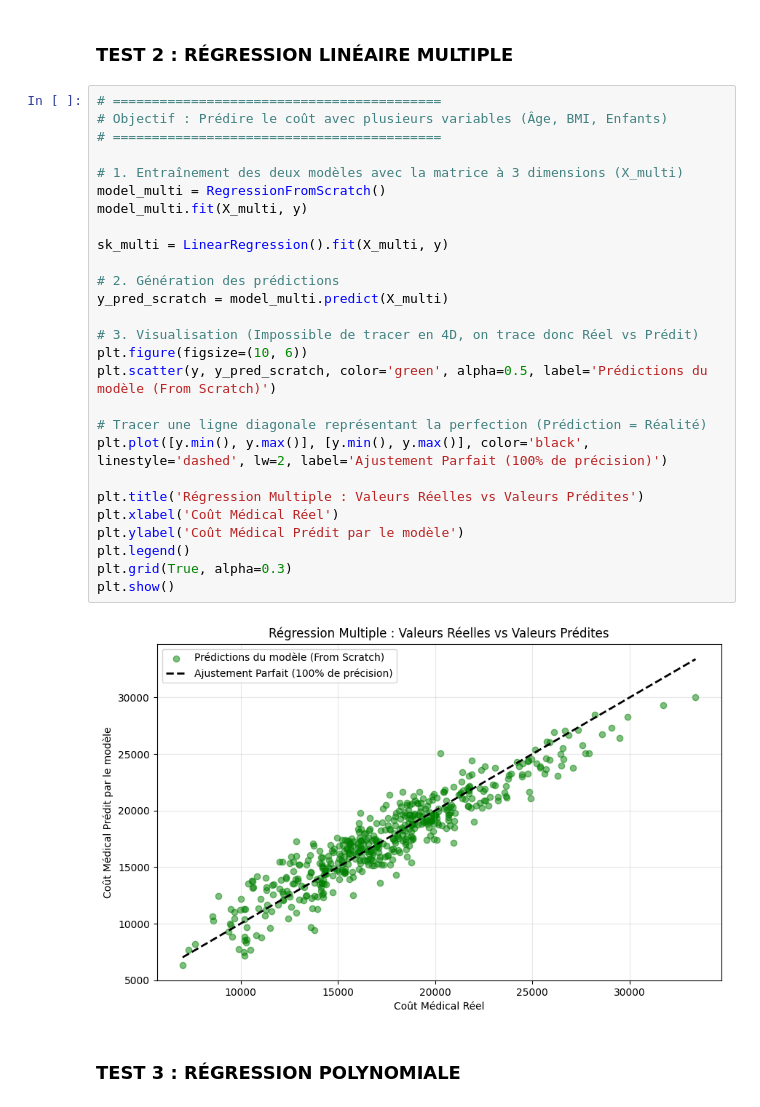
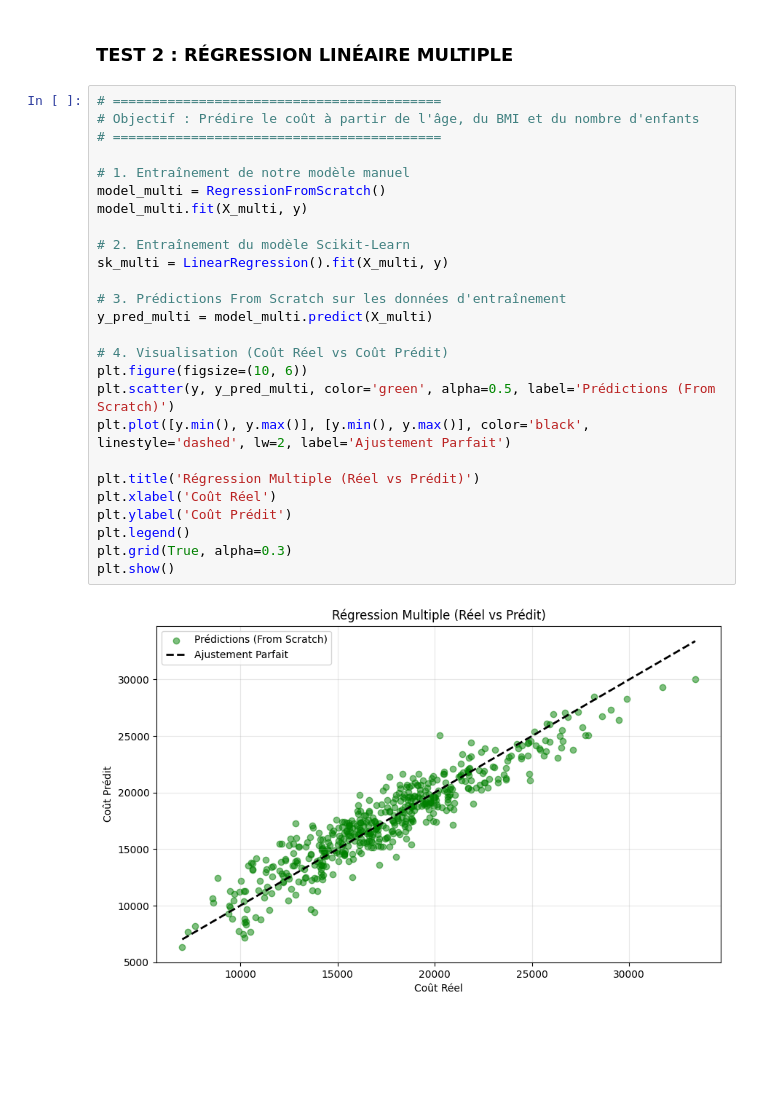
Before and after one commit to MasterGLCC/machine-learning-PunchArm255, a Jupyter notebook: regression_mnassiri.ipynb, the cells around one changed output. Cells and saved outputs as stored; diff of their text form; blank space fills up the shorter version.

```diff
--- a/regression_mnassiri.ipynb
+++ b/regression_mnassiri.ipynb
@@ -100,32 +220,29 @@ plt.show()
 ### TEST 2 : RÉGRESSION LINÉAIRE MULTIPLE
 # %%
 # ==========================================
-# Objectif : Prédire le coût avec plusieurs variables (Âge, BMI, Enfants)
+# Objectif : Prédire le coût à partir de l'âge, du BMI et du nombre d'enfants
 # ==========================================
 
-# 1. Entraînement des deux modèles avec la matrice à 3 dimensions (X_multi)
+# 1. Entraînement de notre modèle manuel
 model_multi = RegressionFromScratch()
 model_multi.fit(X_multi, y)
 
+# 2. Entraînement du modèle Scikit-Learn
 sk_multi = LinearRegression().fit(X_multi, y)
 
-# 2. Génération des prédictions
-y_pred_scratch = model_multi.predict(X_multi)
+# 3. Prédictions From Scratch sur les données d'entraînement
+y_pred_multi = model_multi.predict(X_multi)
 
-# 3. Visualisation (Impossible de tracer en 4D, on trace donc Réel vs Prédit)
+# 4. Visualisation (Coût Réel vs Coût Prédit)
 plt.figure(figsize=(10, 6))
-plt.scatter(y, y_pred_scratch, color='green', alpha=0.5, label='Prédictions du modèle (From Scratch)')
+plt.scatter(y, y_pred_multi, color='green', alpha=0.5, label='Prédictions (From Scratch)')
+plt.plot([y.min(), y.max()], [y.min(), y.max()], color='black', linestyle='dashed', lw=2, label='Ajustement Parfait')
 
-# Tracer une ligne diagonale représentant la perfection (Prédiction = Réalité)
-plt.plot([y.min(), y.max()], [y.min(), y.max()], color='black', linestyle='dashed', lw=2, label='Ajustement Parfait (100% de précision)')
-
-plt.title('Régression Multiple : Valeurs Réelles vs Valeurs Prédites')
-plt.xlabel('Coût Médical Réel')
-plt.ylabel('Coût Médical Prédit par le modèle')
+plt.title('Régression Multiple (Réel vs Prédit)')
+plt.xlabel('Coût Réel')
+plt.ylabel('Coût Prédit')
 plt.legend()
 plt.grid(True, alpha=0.3)
 plt.show()
 # %% [output]
-[figure, old version]
+[figure, new version]
-# %% [markdown]
-### TEST 3 : RÉGRESSION POLYNOMIALE
```
Also changed, not shown: parts of 15 cells of this notebook.
